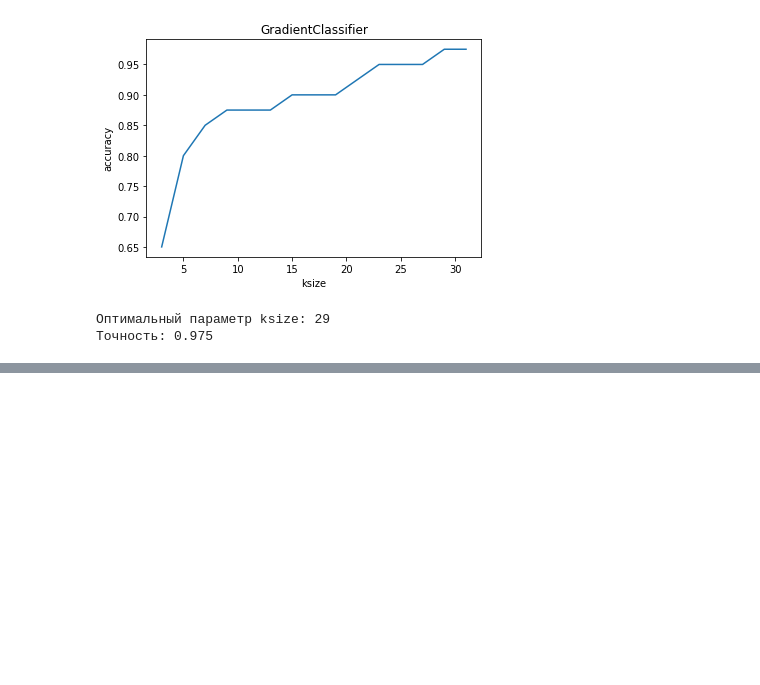
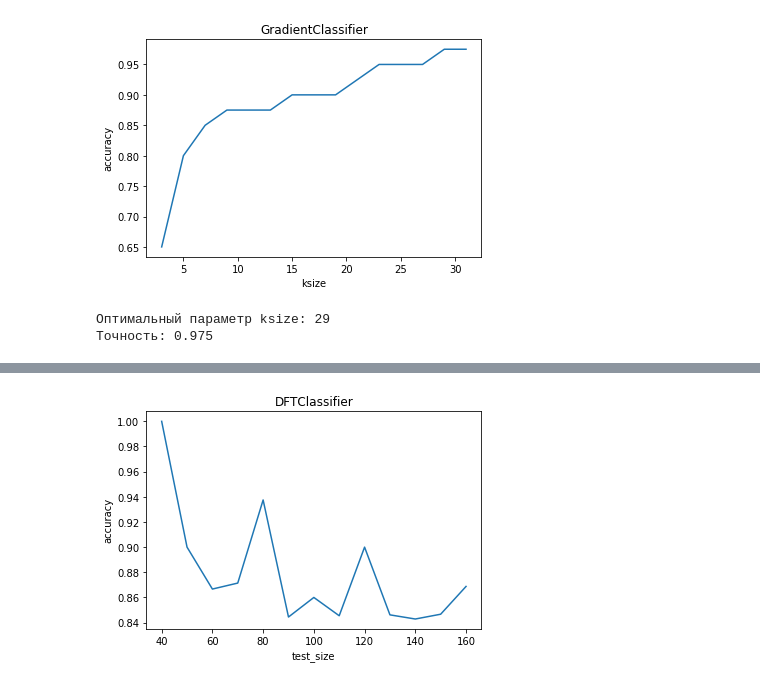
Before and after one commit to greav/Biometrics, a Jupyter notebook: Biometrics.ipynb, the cells around one changed output, grey strips where cells are left out. Saved outputs shown, nothing was run; the diff lists cells and outputs as text; code cells hidden in the pictures; blank space fills up the shorter version.

```diff
--- a/Biometrics.ipynb
+++ b/Biometrics.ipynb
@@ -529,0 +645,4 @@ print('Точность:', max(accuracies))
+# %%
+plot_test_acc(range(40, 170, 10), dft_scores, 'DFTClassifier')
+# %% [output]
+[figure, added]
```
Also changed, not shown: parts of 17 cells of this notebook.
